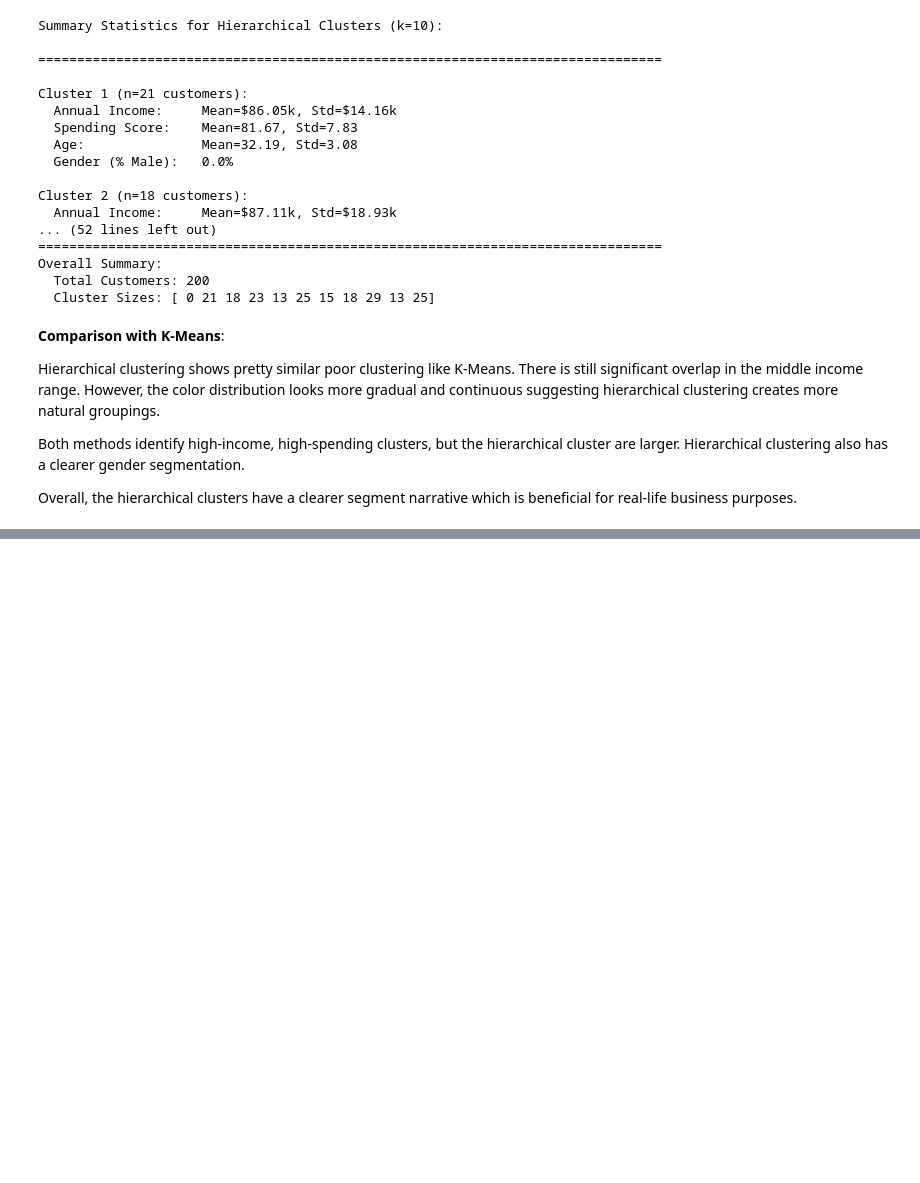
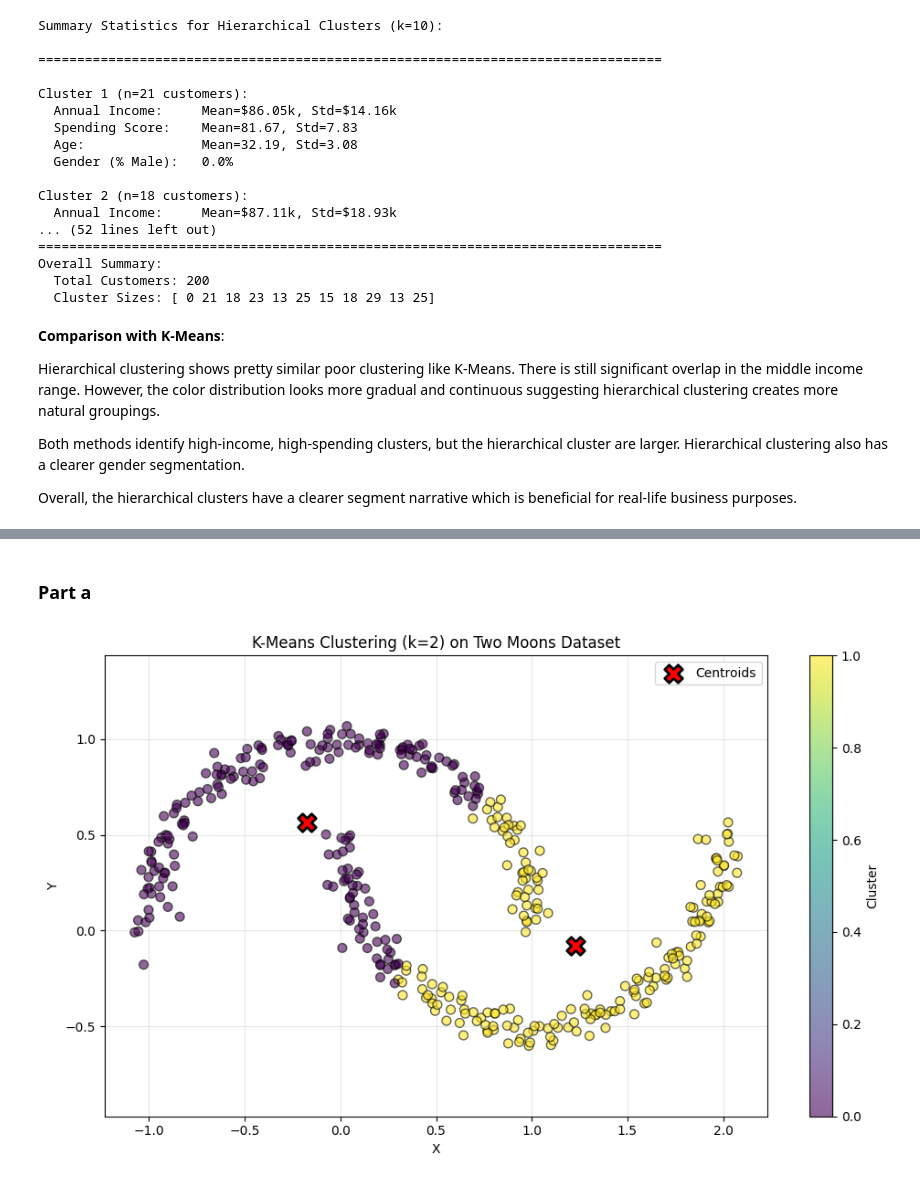
Before and after one commit to zarmeen2/cs598, a Jupyter notebook: code.ipynb, the cells around one changed output, grey strips where cells are left out. Cells and saved outputs as stored; diff of their text form; code cells hidden in the pictures; blank space fills up the shorter version.

```diff
--- a/code.ipynb
+++ b/code.ipynb
@@ -373,0 +434,24 @@ Overall, the hierarchical clusters have a clearer segment narrative which is ben
+# %% [markdown]
+### Part a
+# %%
+from sklearn.cluster import KMeans
+
+kmeans = KMeans(n_clusters=2, random_state=42, n_init=10)
+kmeans_labels = kmeans.fit_predict(X_moons)
+
+plt.figure(figsize=(10, 6))
+scatter = plt.scatter(X_moons[:, 0], X_moons[:, 1],
+                      c=kmeans_labels, cmap='viridis', s=50, alpha=0.6, edgecolors='k')
+plt.scatter(kmeans.cluster_centers_[:, 0], kmeans.cluster_centers_[:, 1],
+            c='red', marker='X', s=200, edgecolors='black', linewidth=2, label='Centroids')
+plt.xlabel('X')
+plt.ylabel('Y')
+plt.title('K-Means Clustering (k=2) on Two Moons Dataset')
+plt.colorbar(scatter, label='Cluster')
+plt.legend()
+plt.grid(True, alpha=0.3)
+plt.axis('equal')
+plt.tight_layout()
+plt.show()
+# %% [output]
+[figure, added]
```
Also changed, not shown: parts of 7 cells of this notebook, 1 other file.
